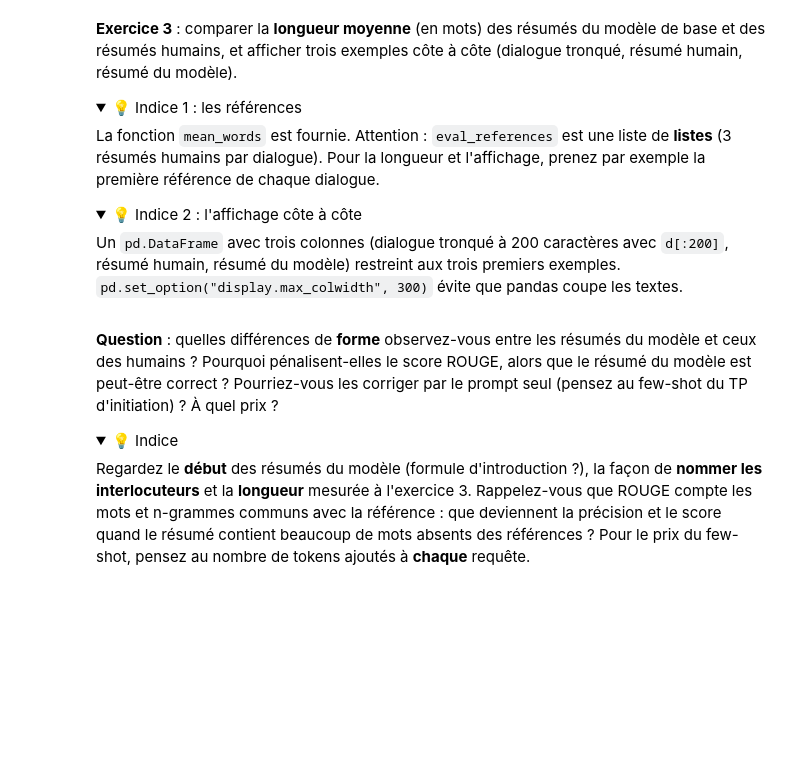
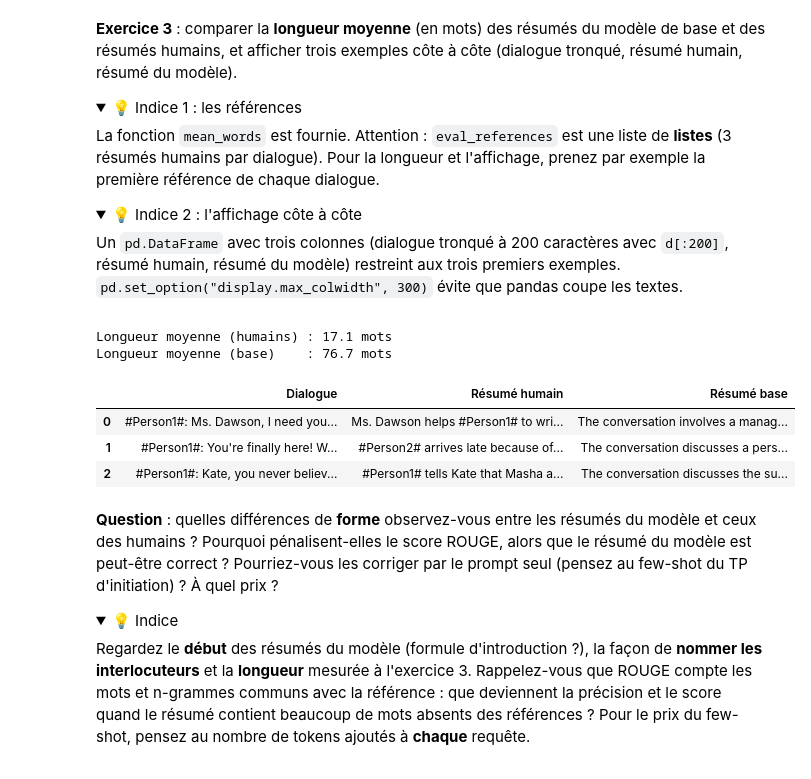
Before and after one commit to Durogene/tp-fine-tuning-student-version, a Jupyter notebook: tp-fine-tuning.ipynb, the cells around one changed output. Drawn from its saved outputs; the diff is of its cells as text; code cells hidden in the pictures; folded sections open; blank space fills up the shorter version.

```diff
--- a/tp-fine-tuning.ipynb
+++ b/tp-fine-tuning.ipynb
@@ -228,12 +270,11 @@ rouge = evaluate.load("rouge")
 
 
 def rouge_scores(predictions, references):
-    # VOTRE CODE ICI
-    raise NotImplementedError("À compléter")
-
+    scores = rouge.compute(predictions=predictions, references=references, use_stemmer=True)
+    return {k: round(v * 100, 2) for k, v in scores.items()}
 
 start = time.time()
-# VOTRE CODE ICI
+base_summaries = summarize(model, eval_dialogues)
 print(f"Génération : {time.time() - start:.0f} s")
 base_scores = rouge_scores(base_summaries, eval_references)
 base_scores
@@ -256,9 +303,24 @@ Un `pd.DataFrame` avec trois colonnes (dialogue tronqué à 200 caractères avec
 # %%
 def mean_words(texts):
     return np.mean([len(t.split()) for t in texts])
 
+human_first_refs = [refs[0] for refs in eval_references]
+print(f"Longueur moyenne (humains) : {mean_words(human_first_refs):.1f} mots")
+print(f"Longueur moyenne (base)    : {mean_words(base_summaries):.1f} mots")
 
-# VOTRE CODE ICI
+pd.set_option("display.max_colwidth", 300)
+pd.DataFrame({
+    "Dialogue": [d[:200] + "..." for d in eval_dialogues[:3]],
+    "Résumé humain": human_first_refs[:3],
+    "Résumé base": base_summaries[:3]
+})
+# %% [output]
+Longueur moyenne (humains) : 17.1 mots
+Longueur moyenne (base)    : 76.7 mots
+|  | Dialogue | Résumé humain | Résumé base |
+| 0 | #Person1#: Ms. Dawson, I need you... | Ms. Dawson helps #Person1# to wri... | The conversation involves a manag... |
+| 1 | #Person1#: You're finally here! W... | #Person2# arrives late because of... | The conversation discusses a pers... |
+| 2 | #Person1#: Kate, you never believ... | #Person1# tells Kate that Masha a... | The conversation discusses the su... |
 # %% [markdown]
 **Question** : quelles différences de **forme** observez-vous entre les résumés du modèle et ceux des humains ? Pourquoi pénalisent-elles le score ROUGE, alors que le résumé du modèle est peut-être correct ? Pourriez-vous les corriger par le prompt seul (pensez au few-shot du TP d'initiation) ? À quel prix ?
 
```
Also changed, not shown: parts of 30 cells of this notebook.
